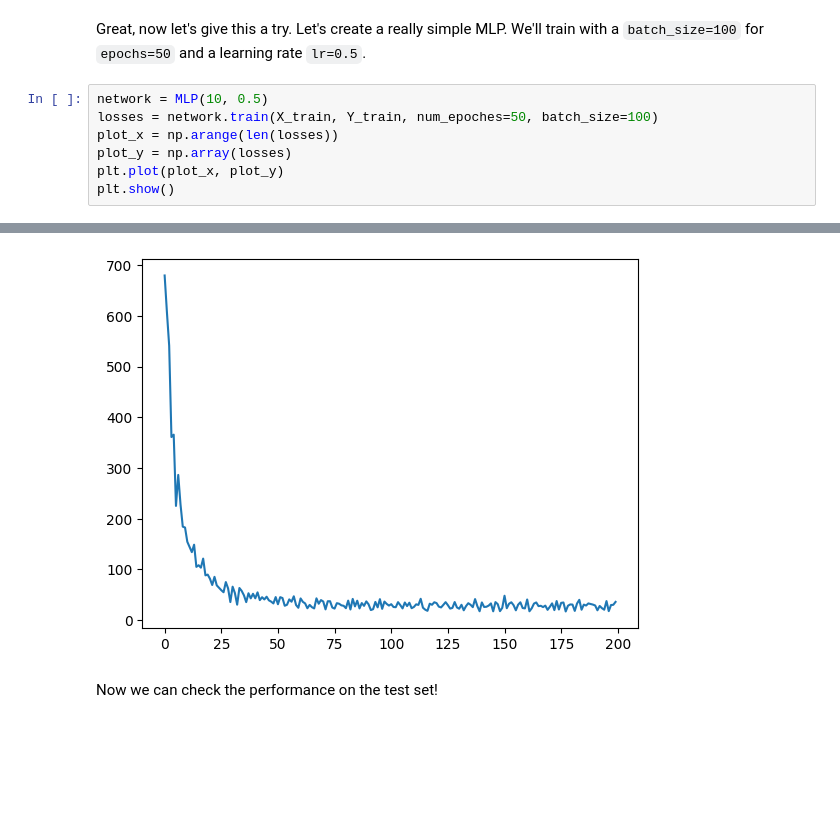
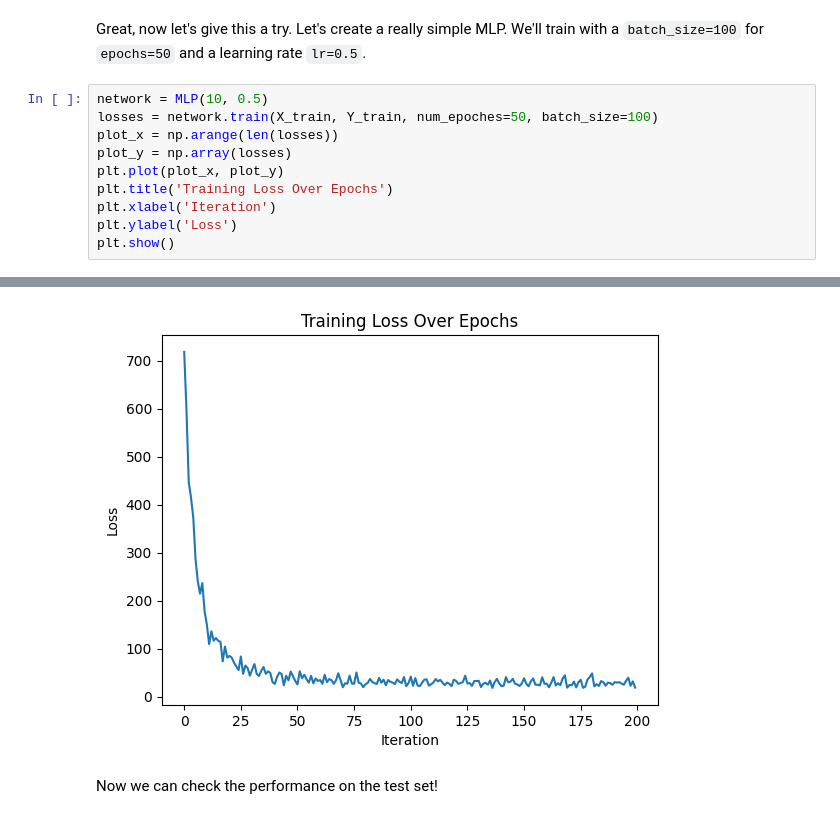
Before and after one commit to whanyu1212/ML-Playbook, a Jupyter notebook: notebook/a1.ipynb, the cells around one changed output, grey strips where cells are left out. Saved outputs shown, nothing was run; the diff lists cells and outputs as text; blank space fills up the shorter version.

```diff
--- a/notebook/a1.ipynb
+++ b/notebook/a1.ipynb
@@ -327,5 +327,8 @@ losses = network.train(X_train, Y_train, num_epoches=50, batch_size=100)
 plot_x = np.arange(len(losses))
 plot_y = np.array(losses)
 plt.plot(plot_x, plot_y)
+plt.title('Training Loss Over Epochs')
+plt.xlabel('Iteration')
+plt.ylabel('Loss')
 plt.show()
 # %% [output]
@@ -349,4 +352,4 @@ Epoch 50 - iter 3, loss=35.9978
-[figure, old version]
+[figure, new version]
 # %% [markdown]
 Now we can check the performance on the test set!
 # %%
```
Also changed, not shown: parts of 18 cells of this notebook.
